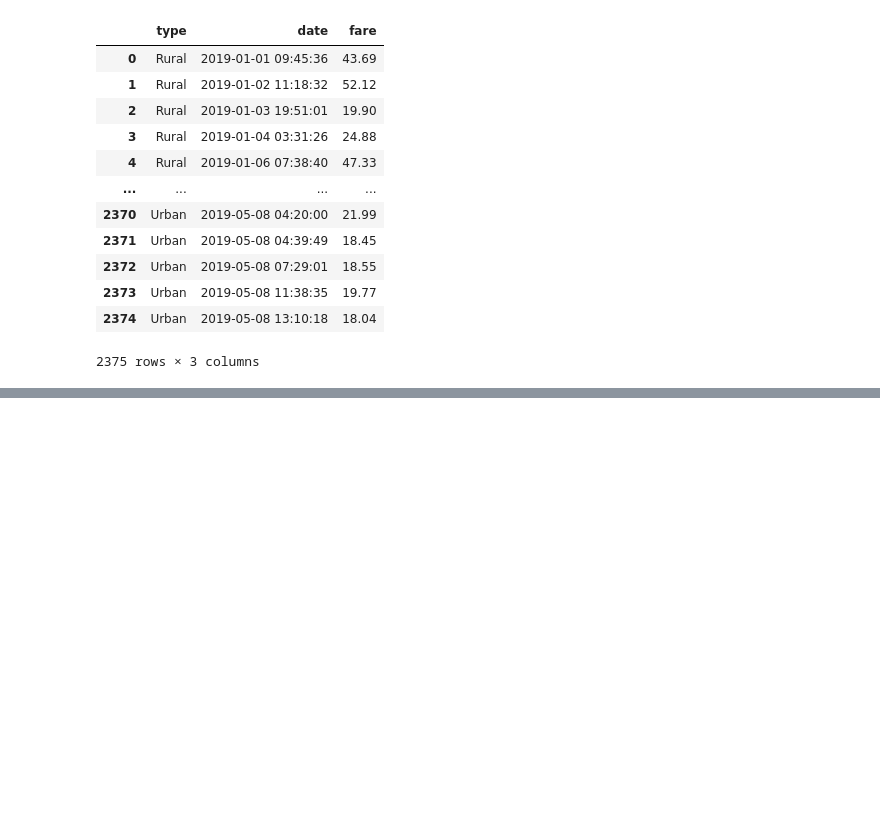
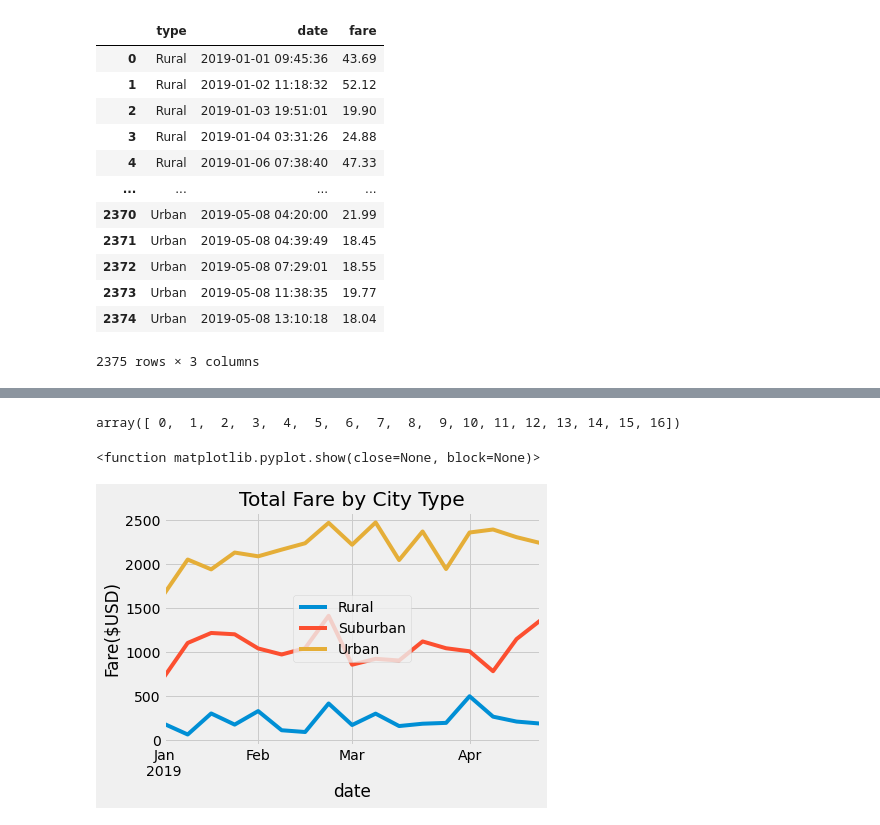
Before and after one commit to pbarana89/PyBer_Analysis, a Jupyter notebook: PyBer_Challenge.ipynb, the cells around one changed output, grey strips where cells are left out. Saved outputs shown, nothing was run; the diff lists cells and outputs as text; code cells hidden in the pictures; blank space fills up the shorter version.

```diff
--- a/PyBer_Challenge.ipynb
+++ b/PyBer_Challenge.ipynb
@@ -262,9 +265,7 @@ pyber_data_type_time_df
 2196 rows × 3 columns
 # %%
 # 6. Set the "date" index to datetime datatype. This is necessary to use the resample() method in Step 8.
-pyber_date_datetime = pd.to_datetime(pyber_data_type_time_df["date"])
-pyber_date_datetime_index = pd.DatetimeIndex(pyber_date_datetime.values)
+pyber_data_type_time_df.index = pd.to_datetime(pyber_data_type_time_df.index)
 
-pyber_date_datetime_df=pyber_data_type_time_df.set_index(pyber_date_datetime_index)
-pyber_date_datetime_df
+pyber_data_type_time_df.info()
 # %% [output]
@@ -325,3 +296,3 @@ KeyError: "None of [Float64Index([43.69, 52.12,  19.9, 24.88, 47.33, 19.39, 31.8
 # %%
 # 8. Create a new DataFrame using the "resample()" function by week 'W' and get the sum of the fares for each week.
-# pyber_date_datetime_df.resample("W").sum()
+pyber_data_type_time_resample_df = pyber_data_type_time_df.resample("W").sum()
@@ -330,9 +321,19 @@ KeyError: "None of [Float64Index([43.69, 52.12,  19.9, 24.88, 47.33, 19.39, 31.8
+# %%
+x_axis = np.arange(len(pyber_data_type_time_resample_df))
+x_axis
+# %% [output]
+array([ 0,  1,  2,  3,  4,  5,  6,  7,  8,  9, 10, 11, 12, 13, 14, 15, 16])
 # %%
 # # 8. Using the object-oriented interface method, plot the resample DataFrame using the df.plot() function.
-# ax = plt.gca
-# pyber_date_datetime_df.plot(kind="line", x="date", y="fare")
+# plt.figure(figsize=(18,6))
+ax = plt.gca
+pyber_data_type_time_resample_df.plot(ylabel="Fare($USD)", title="Total Fare by City Type").legend(loc=10)
+# # Use the graph style fivethirtyeight.
 
-# # Use the graph style fivethirtyeight.
-# style.use('fivethirtyeight')
-
-# plt.show
+style.use('fivethirtyeight')
+# Save Figure
+plt.savefig("Resources/Total_Fare_by_City_Type.png", bbox_inches="tight")
+plt.show
+# %% [output]
+<function matplotlib.pyplot.show(close=None, block=None)>
+[figure, added]
```
Also changed, not shown: parts of 10 cells of this notebook, 1 other file.
